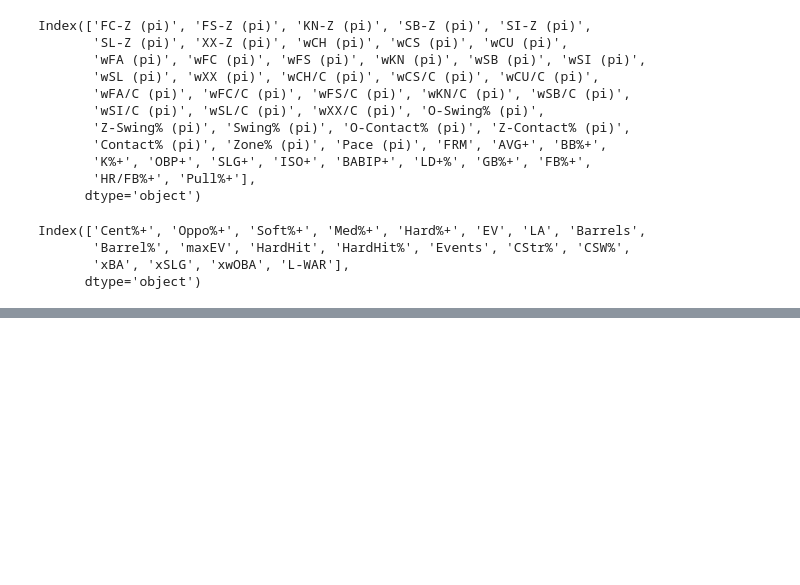
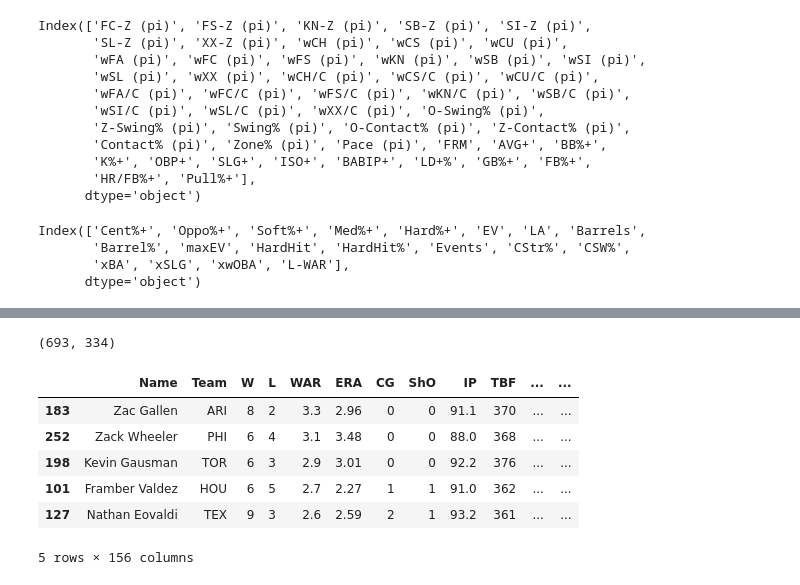
Before and after one commit to mcgillies/PitcherGamePreds, a Jupyter notebook: base_data_exploration.ipynb, the cells around one changed output, grey strips where cells are left out. Drawn from its saved outputs; the diff is of its cells as text; code cells hidden in the pictures; blank space fills up the shorter version.

```diff
--- a/base_data_exploration.ipynb
+++ b/base_data_exploration.ipynb
@@ -140,3 +172,5 @@ daily_ks_S.head()
 # %%
 pitch_season = pb.pitching_stats(2023, qual = 0)
-pitch_season.head()
+pitch_season.shape
+# %% [output]
+(693, 334)
@@ -157,21 +177,30 @@ pitch_season.iloc[:, 300:350].columns
 # %%
 pitch_season = pitch_season[['Name', 'Team','W', 'L', 'WAR', 'ERA','CG', 'ShO','IP', 'TBF', 'H', 'R', 'ER', 'HR', 'BB',
        'IBB', 'HBP', 'WP', 'BK', 'SO', 'GB', 'FB', 'LD', 'IFFB', 'Balls',
        'Strikes', 'Pitches', 'RS', 'IFH', 'BU', 'BUH', 'K/9', 'BB/9', 'K/BB',
        'H/9', 'HR/9', 'AVG', 'WHIP', 'BABIP', 'LOB%', 'FIP', 'GB/FB', 'LD%','GB%',
        'FB%', 'IFFB%', 'HR/FB', 'IFH%', 'BUH%', 'tERA', 'xFIP', 'WPA',
        '-WPA', '+WPA', 'RE24', 'REW', 'pLI', 'inLI', 'gmLI', 'exLI', 'Pulls',
        'WPA/LI', 'Clutch', 'FB% 2', 'FBv', 'SL%', 'SLv', 'CT%', 'CTv', 'CB%',
        'CBv', 'CH%', 'CHv', 'SF%', 'SFv', 'KN%', 'KNv', 'XX%', 'PO%', 'wFB',
        'wSL', 'wCT', 'wCB', 'wCH', 'wSF', 'wKN', 'wFB/C','wSL/C', 'wCT/C', 'wCB/C', 'wCH/C', 'wSF/C', 'wKN/C', 'O-Swing%',
        'Z-Swing%', 'Swing%', 'O-Contact%', 'Z-Contact%', 'Contact%', 'Zone%',
        'F-Strike%', 'SwStr%', 'HLD', 'SD', 'MD', 'ERA-', 'FIP-', 'xFIP-', 'K%',
        'BB%', 'SIERA', 'RS/9', 'E-F','K-BB%', 'Pull%',
        'Cent%', 'Oppo%', 'Soft%', 'Med%', 'Hard%', 'kwERA', 'TTO%','Pace (pi)', 'FRM', 'K/9+', 'BB/9+', 'K/BB+', 'H/9+', 'HR/9+', 'AVG+',
        'WHIP+', 'BABIP+', 'LOB%+', 'K%+', 'BB%+', 'LD%+', 'GB%+', 'FB%+',
        'HR/FB%+', 'Pull%+', 'Cent%+', 'Oppo%+', 'Soft%+', 'Med%+', 'Hard%+',
        'EV', 'LA', 'Barrels', 'Barrel%', 'maxEV', 'HardHit', 'HardHit%',
        'Events', 'CStr%', 'CSW%', 'xERA']]
+pitch_season.to_csv("data/pitcher_season_stats.csv")
 pitch_season.head()
+# %% [output]
+|  | Name | Team | W | L | WAR | ERA | CG | ShO | IP | TBF | ... | ... |
+| 183 | Zac Gallen | ARI | 8 | 2 | 3.3 | 2.96 | 0 | 0 | 91.1 | 370 | ... | ... |
+| 252 | Zack Wheeler | PHI | 6 | 4 | 3.1 | 3.48 | 0 | 0 | 88.0 | 368 | ... | ... |
+| 198 | Kevin Gausman | TOR | 6 | 3 | 2.9 | 3.01 | 0 | 0 | 92.2 | 376 | ... | ... |
+| 101 | Framber Valdez | HOU | 6 | 5 | 2.7 | 2.27 | 1 | 1 | 91.0 | 362 | ... | ... |
+| 127 | Nathan Eovaldi | TEX | 9 | 3 | 2.6 | 2.59 | 2 | 1 | 93.2 | 361 | ... | ... |
+5 rows × 156 columns
 # %%
 pitch_all = pitch_season.merge(daily_ks_S, on = "Name")
```
Also changed, not shown: parts of 17 cells of this notebook, 5 other files.
